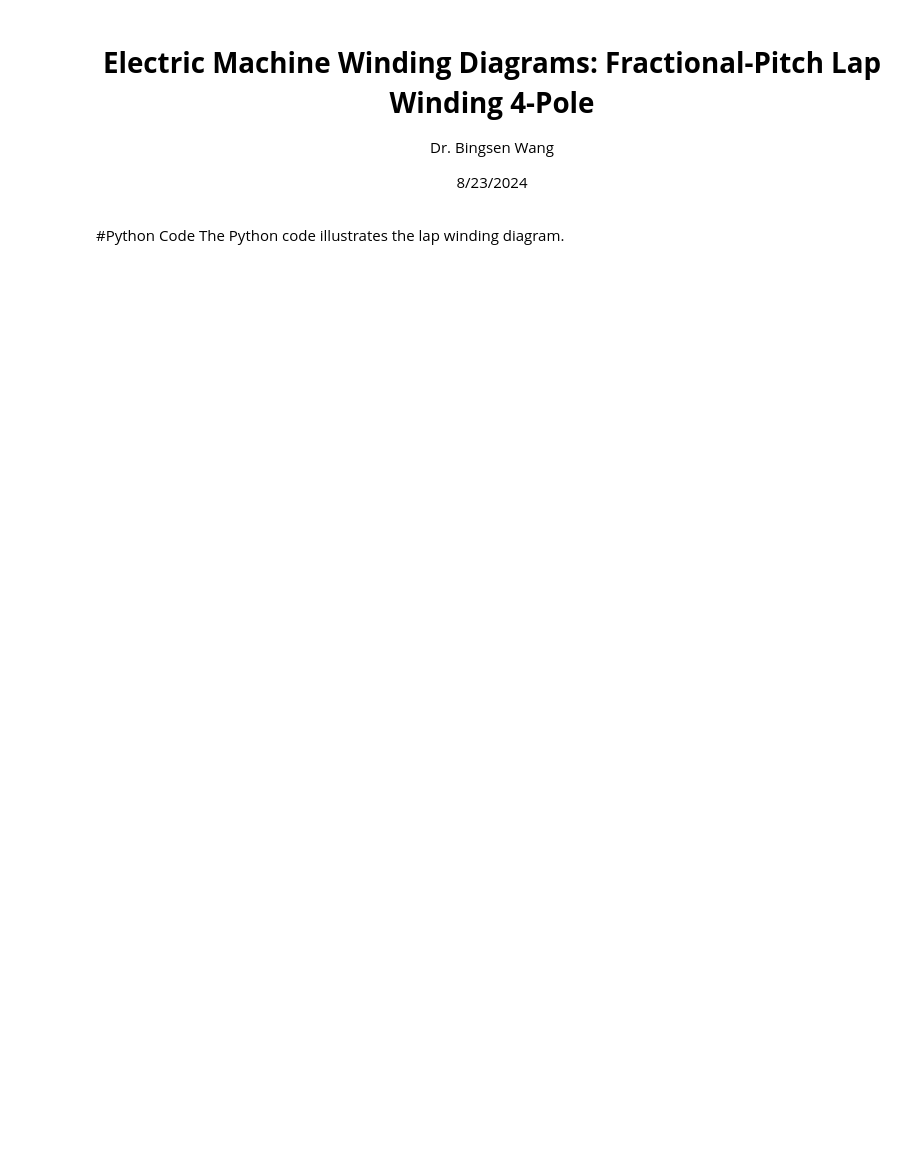
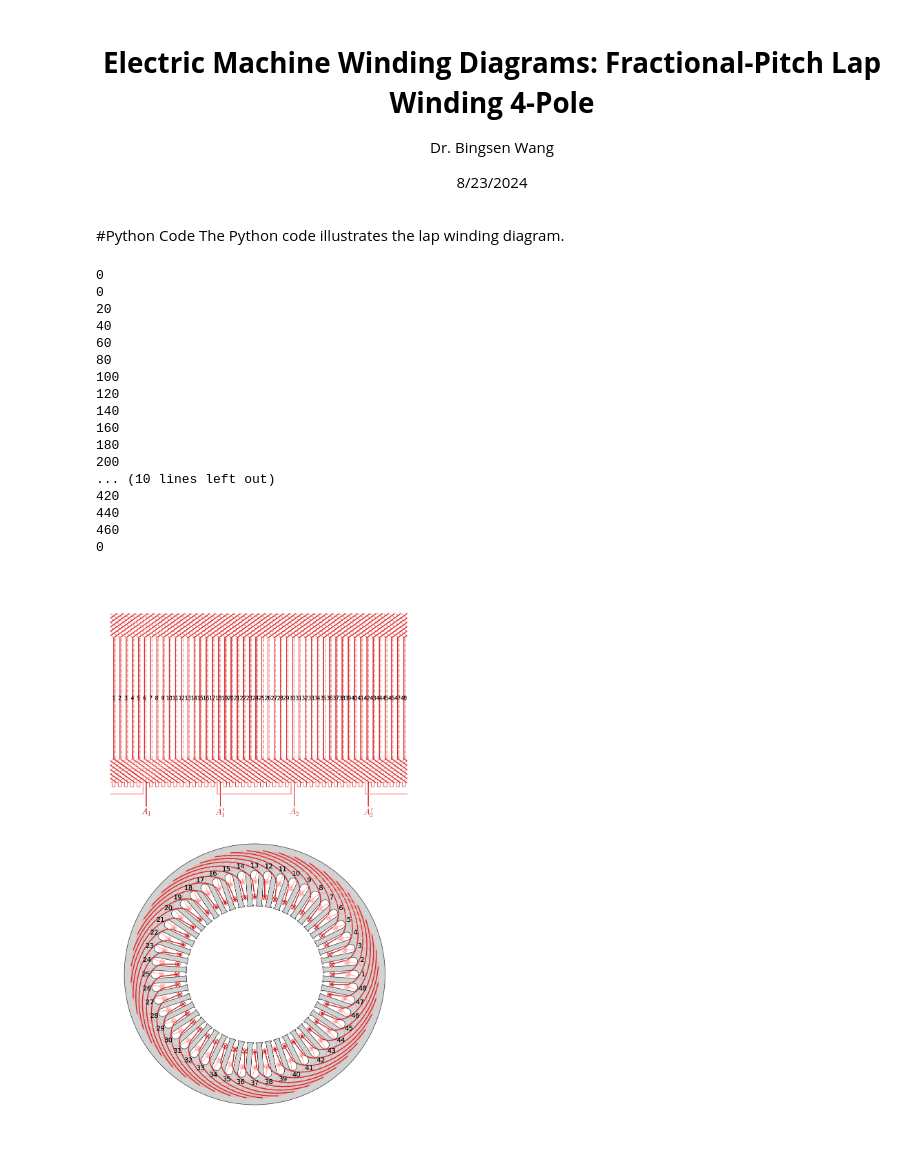
Before and after one commit to thang-motion/Electric-motors-fundamentals, a Jupyter notebook: concentrated_12s10p/ElectricMachines_WindingDiagram_lap_fractionalPitch_4Pole.ipynb, the cells around one changed output. Drawn from its saved outputs; the diff is of its cells as text; code cells hidden in the pictures; blank space fills up the shorter version.

```diff
--- a/concentrated_12s10p/ElectricMachines_WindingDiagram_lap_fractionalPitch_4Pole.ipynb
+++ b/concentrated_12s10p/ElectricMachines_WindingDiagram_lap_fractionalPitch_4Pole.ipynb
@@ -184,7 +184,7 @@ def draw_stator_conductor_end(ax,ro,ri,n,theta_ss,csp,ec='k',lw=2,theta=0,top=Tr
 
 #parameters
 Ns = 48 #number of slots
-ph = 3 #number of phases
+ph = 1 #number of phases
 Nph = int(Ns/ph) #number of slots per phase
 P = 4 #number of poles
 Npph = int(Ns/(P*ph)) #number of slots per pole per phase
@@ -357,30 +357,49 @@ def animate(i):
       if jj%2==0:
         draw_stator_conductor_side(ax2,rso,rsi,(kk+csp+Nph*ii+jj*pp)%Ns+1,2*pi/Ns,
                             c=cs[7-2*ii],slotNumber=nbot,top=False)
       else:
         draw_stator_conductor_side(ax2,rso,rsi,(kk+csp+Nph*ii+jj*pp)%Ns+1,2*pi/Ns,
                             c=cs[7-2*ii],slotNumber=nbot,top=False,first=False)
 
     case 8: #front coil end from the bottom layer of coil side in widing diagram
       if kk==Npph-1: #last bottom coil end
         if jj%2==1: #last pole
           draw_coil_end_front(ax1,x0+(kk+csp+Nph*ii+jj*pp)%Ns*ss,y0,csp*ss/2,
                               .2*lcs,lcs,ss,pp,ns=Ns,ipcon=True,pn=ii,c=cs[7-2*ii],
                               xmax=(Ns-.5)*ss,xmin=-.5*ss,top=False,last=True)
         else:
           draw_coil_end_front(ax1,x0+(kk+csp+Nph*ii+jj*pp)%Ns*ss,y0,csp*ss/2,
                               .2*lcs,lcs,ss,pp,pn=ii,c=cs[7-2*ii],xmax=(Ns-.5)*ss,
                               xmin=-.5*ss,top=False,last=True)
       else:
         draw_coil_end_front(ax1,x0+(kk+csp+Nph*ii+jj*pp)%Ns*ss,y0,csp*ss/2,
                             .2*lcs,lcs,ss,pp,
                           c=cs[7-2*ii],xmax=(Ns-.5)*ss,xmin=-.5*ss,top=False)
 
     case 9: #front coil end from the bottom layer of coil side in stator drawing
       draw_stator_conductor_end(ax2,rso,rsi,(kk+csp+Nph*ii+jj*pp)%Ns+1,2*pi/Ns,
                                 csp,ec=cs[7-2*ii],top=False)
   return
 
 anim = animation.FuncAnimation(fig, animate, interval=1000/4, frames=Ns*10)
 # anim
 anim.save("ElectricMachine_windingDiagram_fP4p_48slots.mp4", writer=animation.FFMpegWriter(fps=12), dpi = 200)
+# %% [output]
+0
+0
+20
+40
+60
+80
+100
+120
+140
+160
+180
+200
+... (10 lines left out)
+420
+440
+460
+0
+[figure, added]
```
Also changed, not shown: 30 other files.
